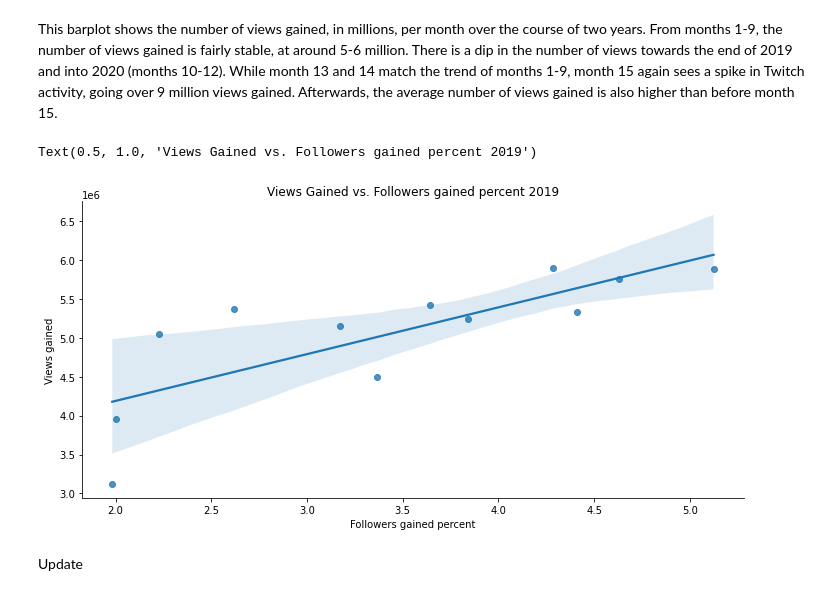
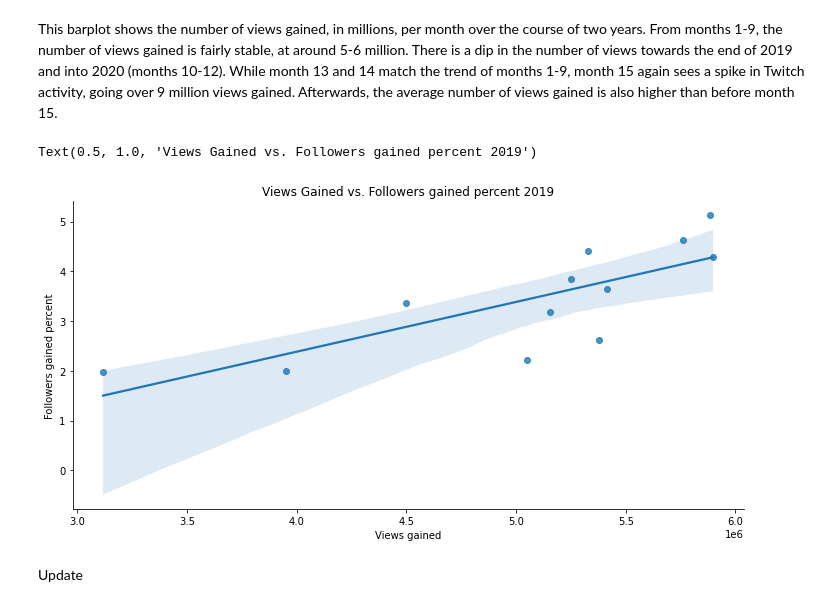
Before and after one commit to dayes5/Twitch-Analysis, a Jupyter notebook: FinalProjectGroup079-Wi22.ipynb, the cells around one changed output. Cells and saved outputs as stored; diff of their text form; code cells hidden in the pictures.

```diff
--- a/FinalProjectGroup079-Wi22.ipynb
+++ b/FinalProjectGroup079-Wi22.ipynb
@@ -340,11 +340,11 @@ While month 13 and 14 match the trend of months 1-9, month 15 again sees a spike
 going over 9 million views gained. Afterwards, the average number of views gained is also higher than before
 month 15.
 # %%
-sns.lmplot(x="Followers gained percent", y="Views gained", data=df2019, aspect=2)
+sns.lmplot(x="Views gained", y="Followers gained percent", data=df2019, aspect=2)
 plt.title('Views Gained vs. Followers gained percent 2019')
 # %% [output]
 Text(0.5, 1.0, 'Views Gained vs. Followers gained percent 2019')
-[figure, old version]
+[figure, new version]
 # %% [markdown]
 <!-- This graph suggests there is not a strong correlation between views gained and stream time.
 This is mainly due to the large number of outliers present with no real pattern.
```
Also changed, not shown: parts of 5 cells of this notebook.
